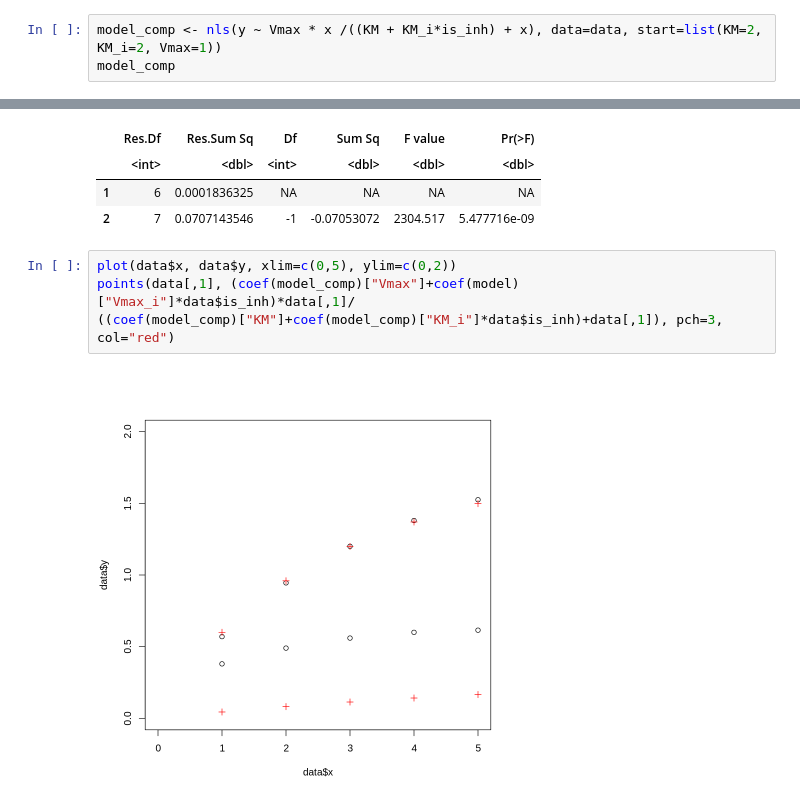
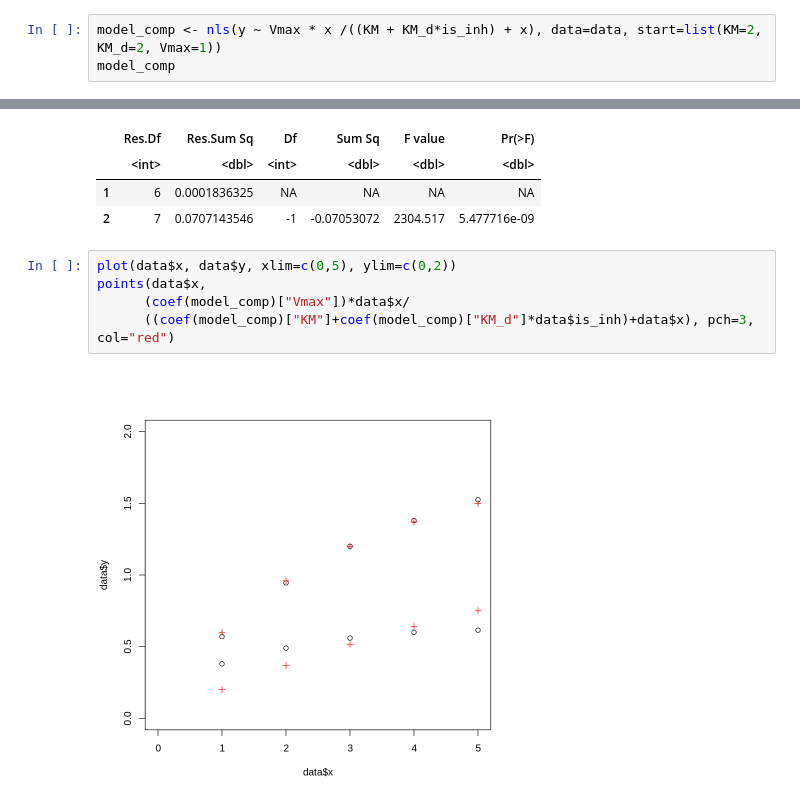
Before and after one commit to kamclar/statisticka_analyza_dat_cviceni, a Jupyter notebook: Lesson_11.ipynb, the cells around one changed output, grey strips where cells are left out. Drawn from its saved outputs; the diff is of its cells as text.

```diff
--- a/Lesson_11.ipynb
+++ b/Lesson_11.ipynb
@@ -618,7 +623,7 @@ points(data[,1], (coef(model)["Vmax"]+coef(model)["Vmax_i"]*data$is_inh)*data[,1
 # %% [output]
 [figure]
 # %%
-model_comp <- nls(y ~ Vmax * x /((KM + KM_i*is_inh) + x), data=data, start=list(KM=2, KM_i=2, Vmax=1))
+model_comp <- nls(y ~ Vmax * x /((KM + KM_d*is_inh) + x), data=data, start=list(KM=2, KM_d=2, Vmax=1))
 model_comp
 # %% [output]
 Nonlinear regression model
@@ -657,7 +662,8 @@ A anova: 2 × 6
 | 2 | 7 | 0.0707143546 | -1 | -0.07053072 | 2304.517 | 5.477716e-09 |
 # %%
 plot(data$x, data$y, xlim=c(0,5), ylim=c(0,2))
-points(data[,1], (coef(model_comp)["Vmax"]+coef(model)["Vmax_i"]*data$is_inh)*data[,1]/
-((coef(model_comp)["KM"]+coef(model_comp)["KM_i"]*data$is_inh)+data[,1]), pch=3, col="red")
+points(data$x,
+      (coef(model_comp)["Vmax"])*data$x/
+      ((coef(model_comp)["KM"]+coef(model_comp)["KM_d"]*data$is_inh)+data$x), pch=3, col="red")
 # %% [output]
-[figure, old version]
+[figure, new version]
```
Also changed, not shown: parts of 10 cells of this notebook.
